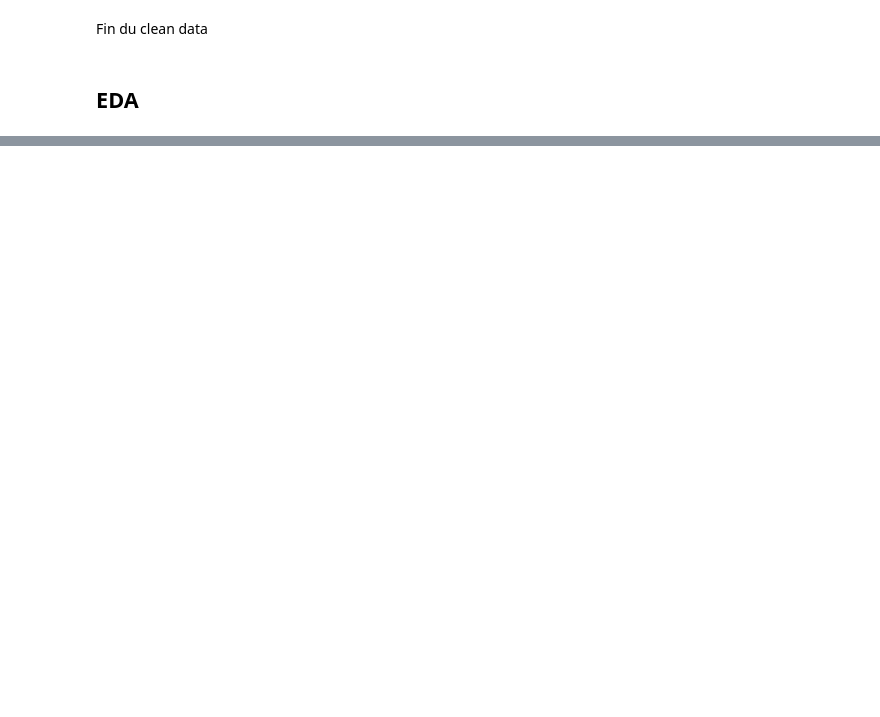
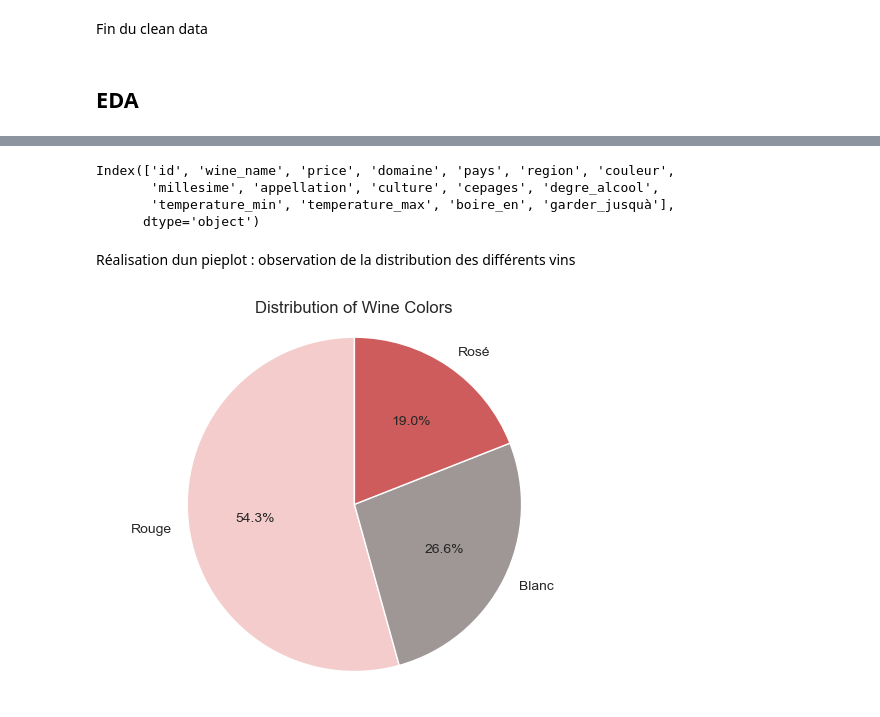
Before and after one commit to YannSko/YDays_Data_2022-2023, a Jupyter notebook: Wine.ipynb, the cells around one changed output, grey strips where cells are left out. Cells and saved outputs as stored; diff of their text form; code cells hidden in the pictures; blank space fills up the shorter version.

Commit message:
EDA Made
All the plot are made about the dataset ( except  the temperature one )

```diff
--- a/Wine.ipynb
+++ b/Wine.ipynb
@@ -571,0 +591,23 @@ Fin du clean data
+# %%
+df.columns
+# %% [output]
+Index(['id', 'wine_name', 'price', 'domaine', 'pays', 'region', 'couleur',
+       'millesime', 'appellation', 'culture', 'cepages', 'degre_alcool',
+       'temperature_min', 'temperature_max', 'boire_en', 'garder_jusquà'],
+      dtype='object')
+# %% [markdown]
+Réalisation dun pieplot : observation de la distribution des différents vins
+# %%
+# Piechart avec matplot pour les vins
+color_counts = df['couleur'].value_counts()
+
+
+colors = ['#F4CCCC', '#9F9696', '#CE5C5C']
+
+
+plt.pie(color_counts, labels=color_counts.index, colors=colors,autopct='%1.1f%%', startangle=90)
+plt.axis('equal')
+plt.title('Distribution of Wine Colors')
+plt.show()
+# %% [output]
+[figure, added]
```
Also changed, not shown: parts of 37 cells of this notebook.
